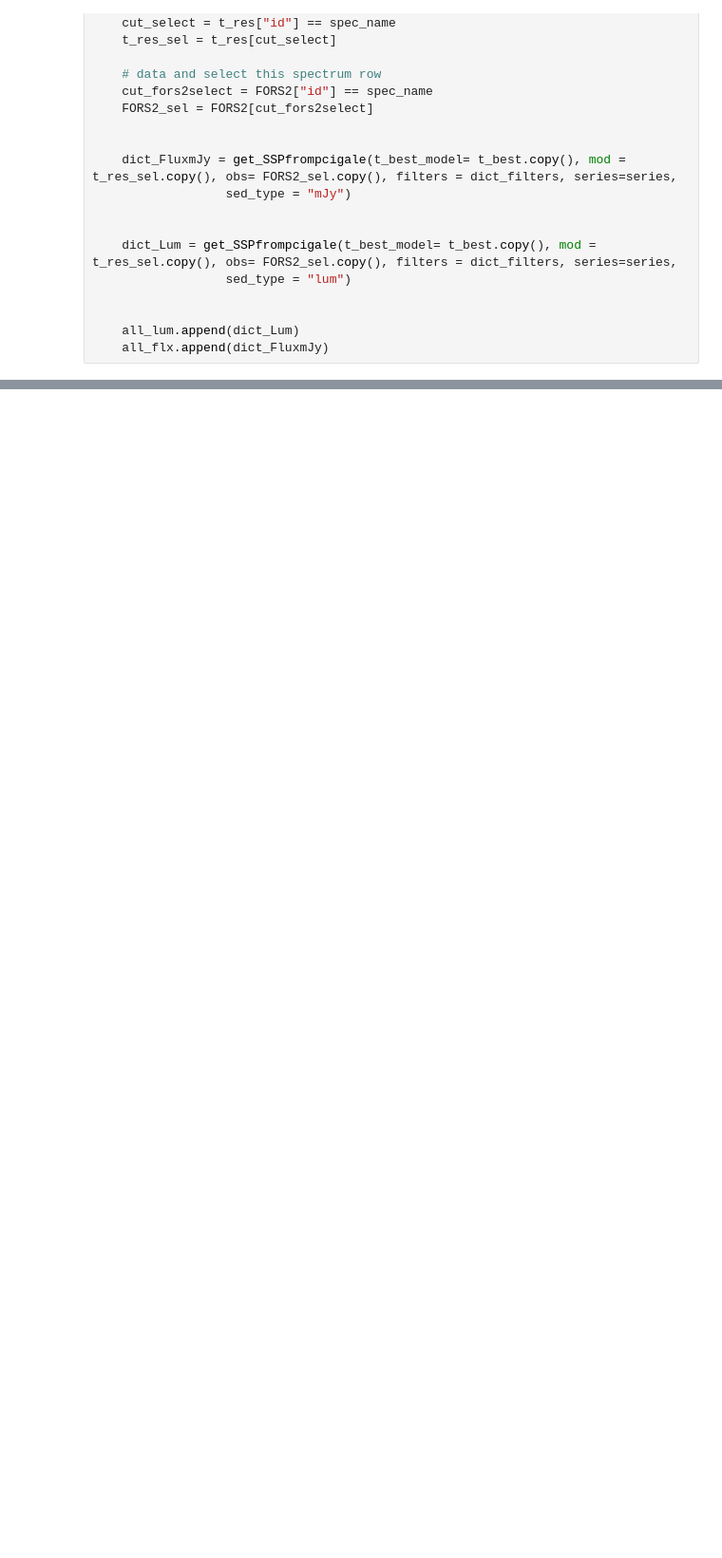
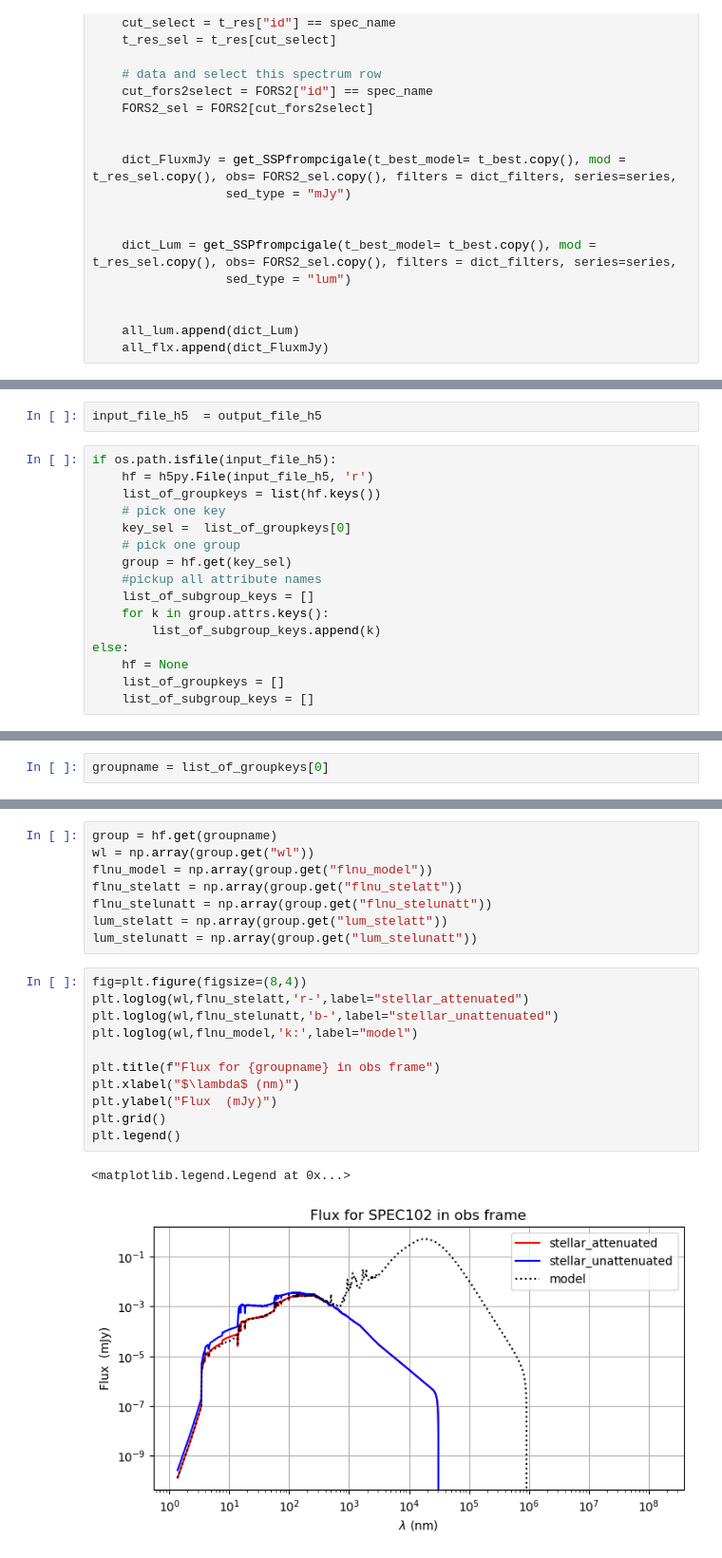
Before and after one commit to sylvielsstfr/Fors2pcigale, a Jupyter notebook: docs/notebooks/pcigale_runs/pcig_run_2024-02-05/cigale_save_fitresults-loop.ipynb, the cells around one changed output, grey strips where cells are left out. Shown at 95% size. Saved outputs shown, nothing was run; the diff lists cells and outputs as text; blank space fills up the shorter version.

```diff
--- a/docs/notebooks/pcigale_runs/pcig_run_2024-02-05/cigale_save_fitresults-loop.ipynb
+++ b/docs/notebooks/pcigale_runs/pcig_run_2024-02-05/cigale_save_fitresults-loop.ipynb
@@ -930,0 +1116,18 @@ for spec_name in list_of_keys_sorted:
+# %%
+input_file_h5  = output_file_h5
+# %%
+if os.path.isfile(input_file_h5):
+    hf = h5py.File(input_file_h5, 'r')
+    list_of_groupkeys = list(hf.keys())
+    # pick one key
+    key_sel =  list_of_groupkeys[0]
+    # pick one group
+    group = hf.get(key_sel)
+    #pickup all attribute names
+    list_of_subgroup_keys = []
+    for k in group.attrs.keys():
+        list_of_subgroup_keys.append(k)
+else:
+    hf = None
+    list_of_groupkeys = []
+    list_of_subgroup_keys = []
@@ -930,0 +1142,2 @@ for spec_name in list_of_keys_sorted:
+# %%
+groupname = list_of_groupkeys[0]
@@ -930,0 +1154,22 @@ for spec_name in list_of_keys_sorted:
+# %%
+group = hf.get(groupname)
+wl = np.array(group.get("wl"))
+flnu_model = np.array(group.get("flnu_model"))
+flnu_stelatt = np.array(group.get("flnu_stelatt"))
+flnu_stelunatt = np.array(group.get("flnu_stelunatt"))
+lum_stelatt = np.array(group.get("lum_stelatt"))
+lum_stelunatt = np.array(group.get("lum_stelunatt"))
+# %%
+fig=plt.figure(figsize=(8,4))
+plt.loglog(wl,flnu_stelatt,'r-',label="stellar_attenuated")
+plt.loglog(wl,flnu_stelunatt,'b-',label="stellar_unattenuated")
+plt.loglog(wl,flnu_model,'k:',label="model")
+
+plt.title(f"Flux for {groupname} in obs frame")
+plt.xlabel("$\lambda$ (nm)")
+plt.ylabel("Flux  (mJy)")
+plt.grid()
+plt.legend()
+# %% [output]
+<matplotlib.legend.Legend at 0x...>
+[figure, added]
```
Also changed, not shown: parts of 38 cells of this notebook, 2 other files.
